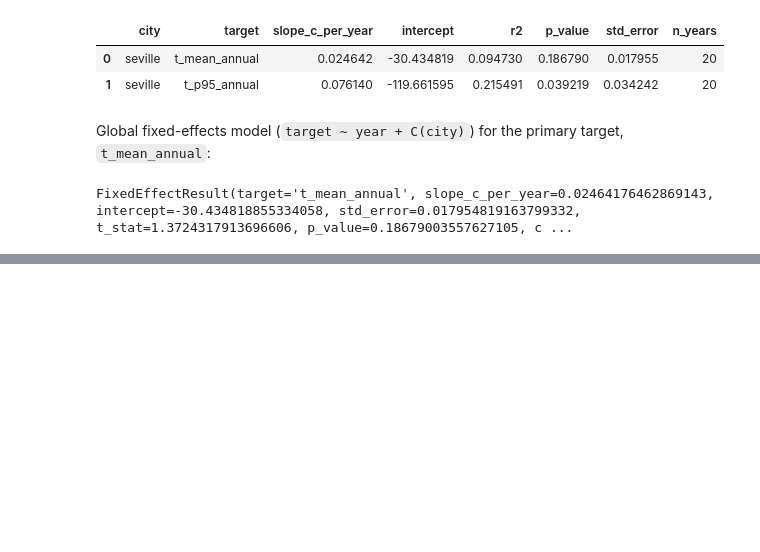
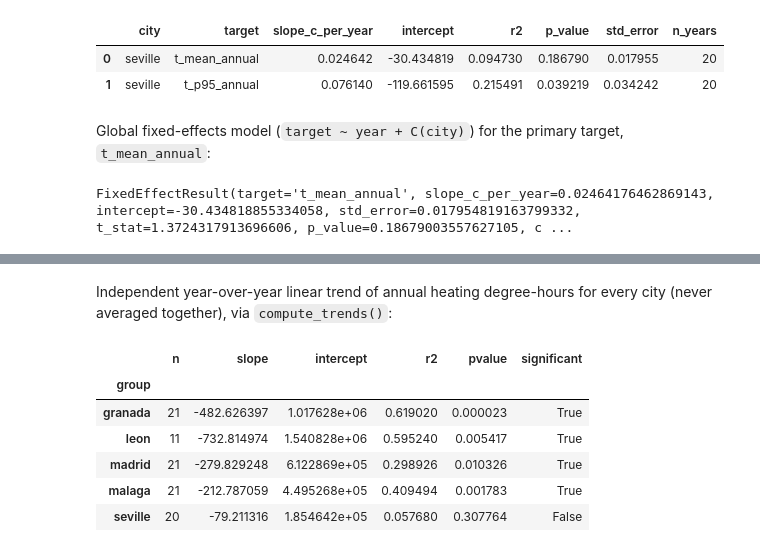
Before and after one commit to termotecnia/pyweatherfiles, a Jupyter notebook: docs/source/tutorial_pyweatherfiles.ipynb, the cells around one changed output, grey strips where cells are left out. Drawn from its saved outputs; the diff is of its cells as text; code cells hidden in the pictures; blank space fills up the shorter version.

```diff
--- a/docs/source/tutorial_pyweatherfiles.ipynb
+++ b/docs/source/tutorial_pyweatherfiles.ipynb
@@ -480,0 +551,13 @@ FixedEffectResult(target='t_mean_annual', slope_c_per_year=0.02464176462869143,
+# %% [markdown]
+Independent year-over-year linear trend of annual heating degree-hours for
+every city (never averaged together), via `compute_trends()`:
+# %%
+group_analyzer.compute_trends("heating_dh_allday")
+# %% [output]
+|  | n | slope | intercept | r2 | pvalue | significant |
+| group |  |  |  |  |  |  |
+| granada | 21 | -482.626397 | 1.017628e+06 | 0.619020 | 0.000023 | True |
+| leon | 11 | -732.814974 | 1.540828e+06 | 0.595240 | 0.005417 | True |
+| madrid | 21 | -279.829248 | 6.122869e+05 | 0.298926 | 0.010326 | True |
+| malaga | 21 | -212.787059 | 4.495268e+05 | 0.409494 | 0.001783 | True |
+| seville | 20 | -79.211316 | 1.854642e+05 | 0.057680 | 0.307764 | False |
```
Also changed, not shown: parts of 9 cells of this notebook, 16 other files.
